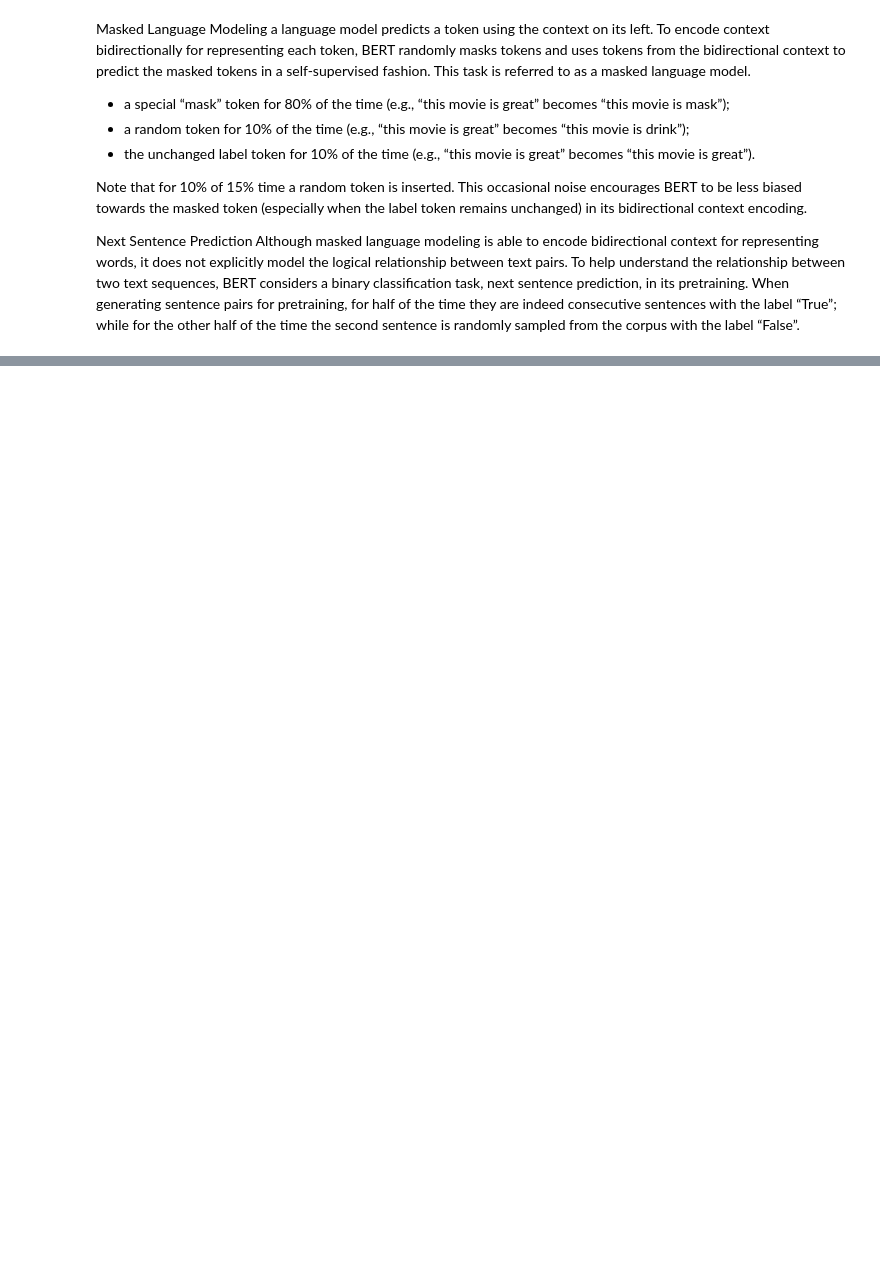
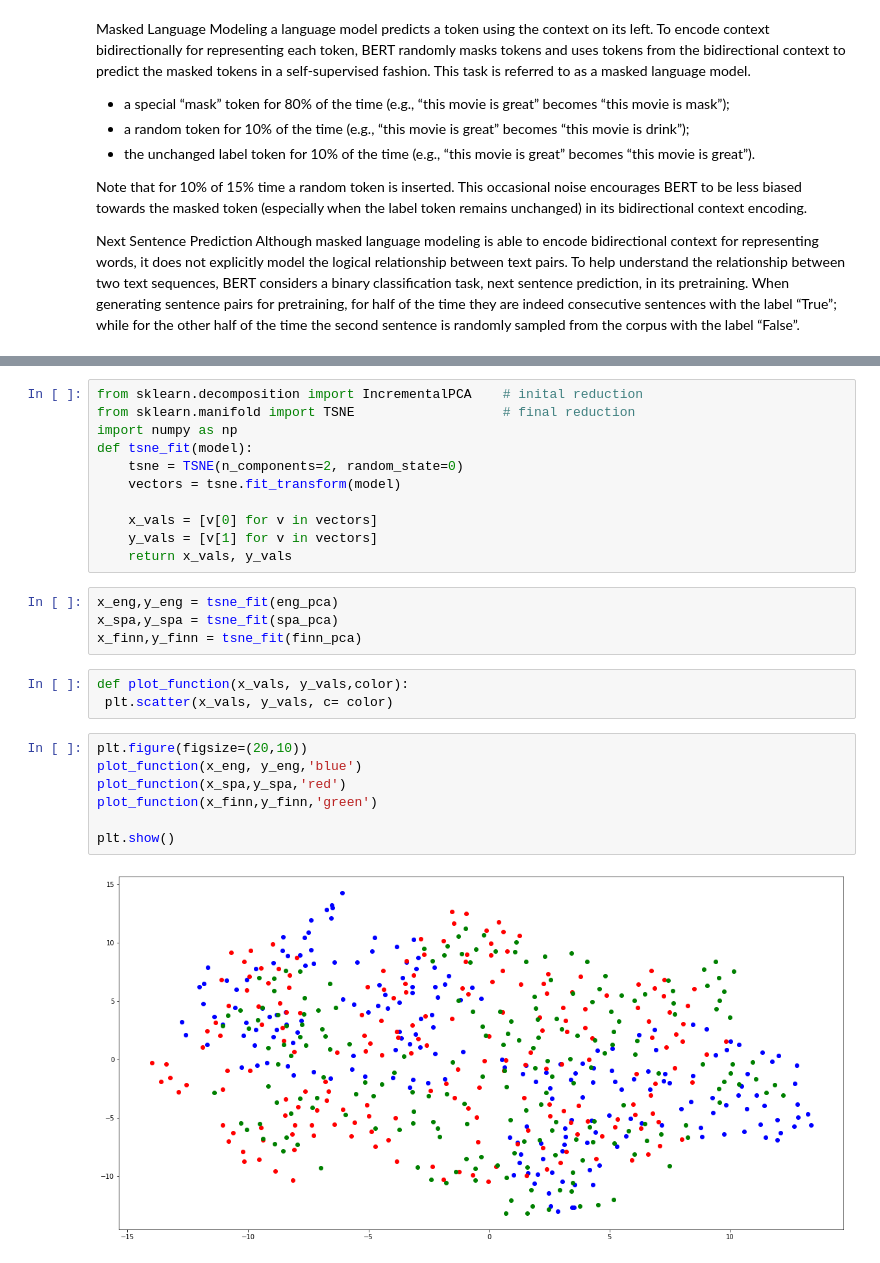
Before and after one commit to arif-cakir/bitirme-not-defteri, a Jupyter notebook: Summary Spring.ipynb, the cells around one changed output, grey strips where cells are left out. Saved outputs shown, nothing was run; the diff lists cells and outputs as text; blank space fills up the shorter version.

```diff
--- a/Summary Spring.ipynb
+++ b/Summary Spring.ipynb
@@ -54,0 +167,27 @@ Although masked language modeling is able to encode bidirectional context for re
+# %%
+from sklearn.decomposition import IncrementalPCA    # inital reduction
+from sklearn.manifold import TSNE                   # final reduction
+import numpy as np
+def tsne_fit(model):
+    tsne = TSNE(n_components=2, random_state=0)
+    vectors = tsne.fit_transform(model)
+
+    x_vals = [v[0] for v in vectors]
+    y_vals = [v[1] for v in vectors]
+    return x_vals, y_vals
+# %%
+x_eng,y_eng = tsne_fit(eng_pca)
+x_spa,y_spa = tsne_fit(spa_pca)
+x_finn,y_finn = tsne_fit(finn_pca)
+# %%
+def plot_function(x_vals, y_vals,color):
+ plt.scatter(x_vals, y_vals, c= color)
+# %%
+plt.figure(figsize=(20,10))
+plot_function(x_eng, y_eng,'blue')
+plot_function(x_spa,y_spa,'red')
+plot_function(x_finn,y_finn,'green')
+
+plt.show()
+# %% [output]
+[figure, added]
```
Also changed, not shown: parts of 16 cells of this notebook.
